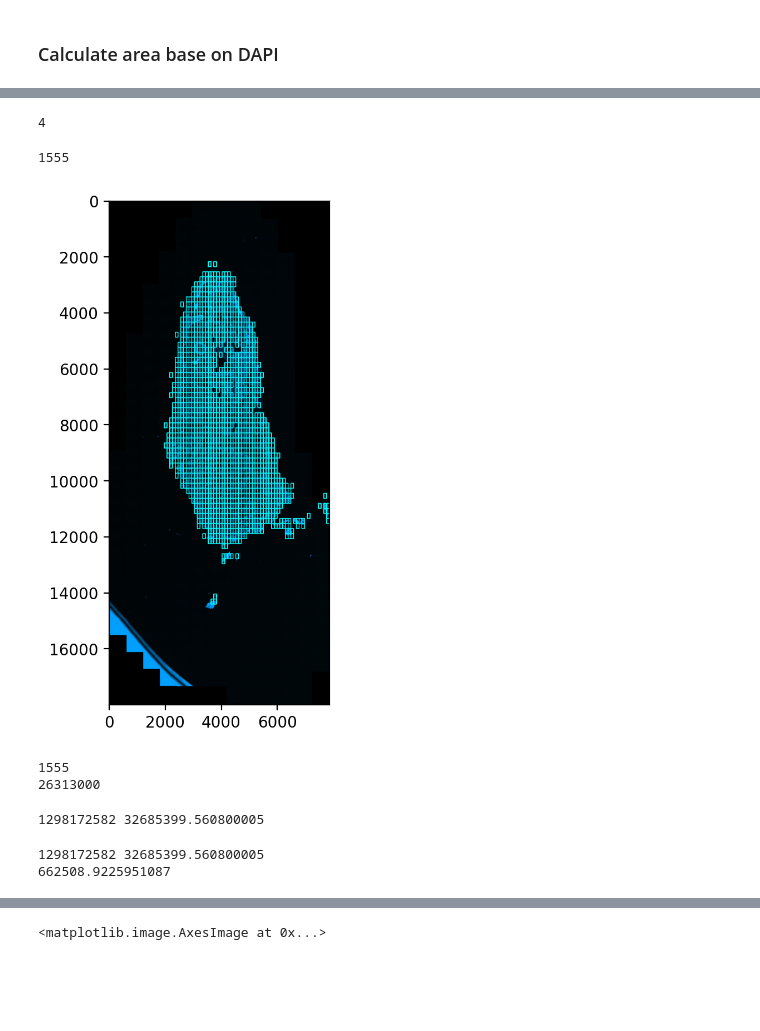
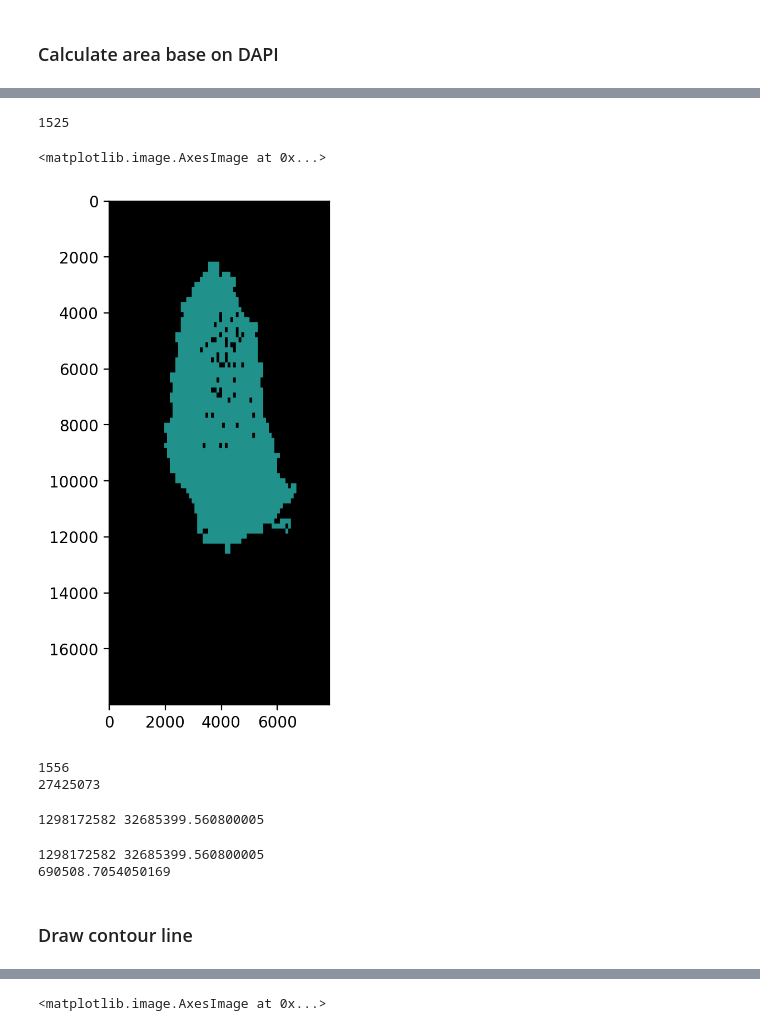
Before and after one commit to BiomedicalMachineLearning/SkinSpatial, a Jupyter notebook: Posprocess_result_from_QuPath.ipynb, the cells around one changed output, grey strips where cells are left out. Cells and saved outputs as stored; diff of their text form; code cells hidden in the pictures; blank space fills up the shorter version.

```diff
--- a/Posprocess_result_from_QuPath.ipynb
+++ b/Posprocess_result_from_QuPath.ipynb
@@ -391,5 +418,6 @@ plt.savefig('collocalization_heatmap_normalized_cell_count_scene1.pdf')
 # %%
 all_rects = list()
+
 recorded_parent_boxes = list()
 for fn in list_output_files:
     if 'DAPI' in fn:
@@ -419,13 +447,13 @@ for fn in list_output_files:
 # #                                 annot_y+int(medium_window*img_dapi.shape[0]*0.8)]
 # #                         all_rects.append(rect)
 # #                         recorded_parent_boxes.append(parent_annot)
-#             annot_x, annot_y = convert_original2scaled(x_coord,
-#                                                        y_coord,
-#                                                        (img_dapi.shape[0], img_dapi.shape[1]),
-#                                                        original_czi1_size)
+            annot_x, annot_y = convert_original2scaled(x_coord,
+                                                       y_coord,
+                                                       (img_dapi.shape[0], img_dapi.shape[1]),
+                                                       original_czi1_size)
             if len(parent_annots) == 1:
-#                 ratio = medium_window
-#             else:
+                ratio = medium_window
+            else:
                 ratio = small_window
 
             rect = [annot_x,
@@ -444,7 +472,37 @@ for fn in list_output_files:
 #                     annot_x+int(big_window*img_dapi.shape[1]),
 #                     annot_y+int(big_window*img_dapi.shape[0]*0.8)]
 #             all_rects.append(rect)
-# %%
-abs(1-5)
-# %% [output]
-4
+# %%
+def y_element(element):
+    return element[0]
+def x_element(element):
+    return element[1]
+def xy_element(element):
+    return element[0]+ element[1]
+
+all_rects.sort(key=x_element)
+select_rects = all_rects[:-10]
+select_rects.sort(key=y_element)
+select_rects = select_rects[:-15]
+select_rects.sort(key=xy_element)
+select_rects = select_rects[:-5]
+# %%
+mask_dapi = np.zeros_like(img_dapi_origin)
+
+box_collocalized_scores_2 = list()
+for rect in select_rects:
+    box_collocalized_scores_2.append(2)
+
+mask_colors = np.array(map_heat_values2colors(box_collocalized_scores_2))
+# print(heat_colors[10:25])
+mask_colors = mask_colors * 255
+
+mask_by_dapi = draw_rectangles_heat(mask_dapi, select_rects, mask_colors, box_collocalized_scores_2)
+print(len(select_rects))
+plt.figure(num=None, figsize=(8, 6), dpi=200, facecolor='w', edgecolor='k')
+plt.imshow(mask_by_dapi, vmax=255, vmin=0)
+# plt.savefig('All_annotation_visualize')
+# %% [output]
+1525
+<matplotlib.image.AxesImage at 0x...>
+[figure, added]
@@ -452,15 +513,6 @@ abs(1-5)
 def area_of_rect(rect):
     x1, y1, x2, y2 = rect
     return abs(x2-x1)*abs(y2-y1)
-# %%
-demo_image = draw_rectangles(img_dapi_origin, all_rects, thickness=30)
-print(len(all_rects))
-plt.figure(num=None, figsize=(8, 6), dpi=200, facecolor='w', edgecolor='k')
-plt.imshow(demo_image, vmax=255, vmin=0)
-plt.savefig('All_annotation_visualize')
-# %% [output]
-1555
-[figure, removed]
 # %%
 total_area = 0
 print(len(all_rects))
@@ -469,8 +521,8 @@ for rect in all_rects[0: 1500]:
     total_area += area
 print(total_area)
 # %% [output]
-1555
-26313000
+1556
+27425073
 # %%
 full_area = 54513* 23814
 mu_metric = (3689.78, 8858.36)
@@ -484,8 +536,10 @@ print(full_area, mu_area)
 print(tissue_area)
 # %% [output]
 1298172582 32685399.560800005
-662508.9225951087
+690508.7054050169
 # %%
 mu_metric2 = (3284.13, 9105.20)
 mu_metric3 = (2453.91, 7531.06)
 mu_metric4 = (3107.63, 7976.64)
+# %% [markdown]
+### Draw contour line
```
Also changed, not shown: parts of 16 cells of this notebook, 1 other file.
